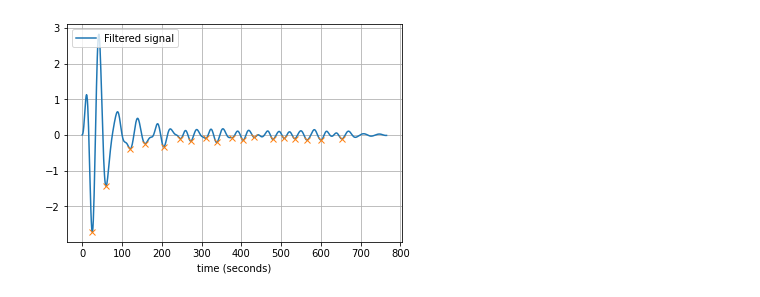
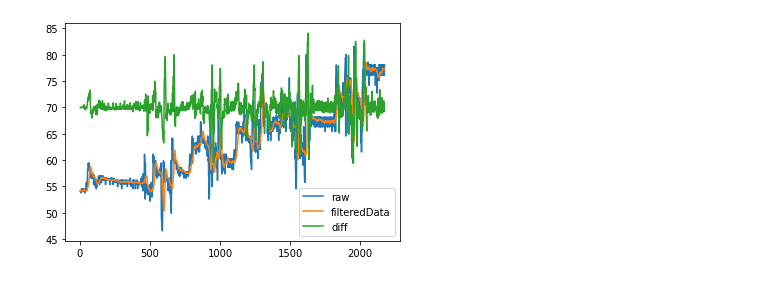
Before and after one commit to willa-yunqiy/05499, a Jupyter notebook: sketch_05499Knit/dataProcessing.ipynb, the cells around one changed output. Saved outputs shown, nothing was run; the diff lists cells and outputs as text; code cells hidden in the pictures.

```diff
--- a/sketch_05499Knit/dataProcessing.ipynb
+++ b/sketch_05499Knit/dataProcessing.ipynb
@@ -13,8 +14,16 @@ dataNum
 # %%
-# apply mean filter
-meanFilter = scipy.ndimage.filters.uniform_filter1d(data,11, origin=-5)
-plt.plot(x, data, label="raw")
-plt.plot(x, meanFilter, label="meanFilter")
-plt.legend()
-plt.show()
+for i in range(sensorNum):
+    # apply mean filter
+    meanFilter = scipy.ndimage.filters.uniform_filter1d(data[:,i],11, origin=-5)
+    # find peaks mean filter
+    negativeData = -meanFilter
+    peaks, _ = scipy.signal.find_peaks(negativeData, prominence=5)
+    plt.plot(x, data[:,i], label="raw")
+    plt.plot(x, meanFilter, label="meanFilter")
+    plt.legend()
+    plt.show()
+    plt.plot(x, meanFilter, label="meanFilter")
+    plt.plot(peaks, meanFilter[peaks], "x", label="peaks")
+    plt.plot(x[1:], np.diff(meanFilter)*10+60, label="meanFilter")
+    plt.show()
 # %% [output]
@@ -61,43 +34,39 @@ len(peaks)
 # %%
-# apply band pass filter
-def butter_bandpass(lowcut, highcut, fs, order=5):
-    nyq = 0.5 * fs
-    low = lowcut / nyq
-    high = highcut / nyq
-    b, a = signal.butter(order, [low, high], btype='band')
-    return b, a
+# apply my low pass filter
+coeff1 = [1, 2, 3, 4, 5, 6, 7, 8, 9, 10, 11, 12, 13, 14, 15]
+coeffL = [
+    [1, 2, 3, 4, 5, 6, 7, 8, 9, 10, 11, 12, 13, 14, 15],
+    [1, 2, 3, 4, 5, 6, 7, 8, 9, 10, 11, 12, 13, 14, 15, 16, 17, 18, 19, 20],
+    [1, 1, 1, 1, 1, 1, 1, 1, 1, 1, 1, 1, 1, 1, 1]
+]
 
+def low_pass_filter(arr, i, fl, coeff):
+    if i == 0:
+        return 0
 
-def butter_bandpass_filter(data, lowcut, highcut, fs, order=5):
-    b, a = butter_bandpass(lowcut, highcut, fs, order=order)
-    y = signal.lfilter(b, a, data)
-    return y
+    res = 0;
+    div = 0;
+    m = min(i, fl);
+    for n in range(m):
+        res += coeff[n]*arr[i-1-n]
+        div += coeff[n]
+    return res/div;
 
-# Sample rate and desired cutoff frequencies (in Hz).
-fs = 5000.0
-lowcut = 100.0
-highcut = 200.0
+def applyFilter(arr, f, fid):
+    coeff = coeffL[fid]
+    (l, ) = np.shape(arr);
+    res = np.ones(l)
+    for i in range(l):
+        res[i] = f(arr, i+1, len(coeff), coeff)
+    return res
 
-# Plot the frequency response for a few different orders.
-plt.figure(1)
-plt.clf()
-for order in [3, 6, 9]:
-    b, a = butter_bandpass(lowcut, highcut, fs, order=order)
-    w, h = scipy.signal.freqz(b, a, worN=2000)
-    plt.plot((fs * 0.5 / np.pi) * w, abs(h), label="order = %d" % order)
-plt.show()
-
-y = butter_bandpass_filter(data, lowcut, highcut, fs, order=3)
-# find peaks for band pass filter
-peaks, _ = scipy.signal.find_peaks(-y, prominence=0.15)
-plt.plot(x, y, label='Filtered signal')
-plt.plot(peaks, y[peaks], "x")
-plt.xlabel('time (seconds)')
-plt.grid(True)
-plt.axis('tight')
-plt.legend(loc='upper left')
-
-plt.show()
-
-len(peaks)
+for i in range(sensorNum):
+    for j in range(len(coeffL)):
+        filteredData = applyFilter(data[2:, i], low_pass_filter, j)
+        plt.plot(x[2:], data[2:,i], label="raw")
+        plt.plot(x[2:], filteredData, label="filteredData")
+        plt.plot(x[3:], np.diff(filteredData)*10+70, label="diff")
+        plt.legend()
+        plt.show()
+np.diff(filteredData)
 # %% [output]
@@ -105 +74 @@ len(peaks)
-[figure, old version]
+[figure, new version]
```
Also changed, not shown: parts of 9 cells of this notebook.
